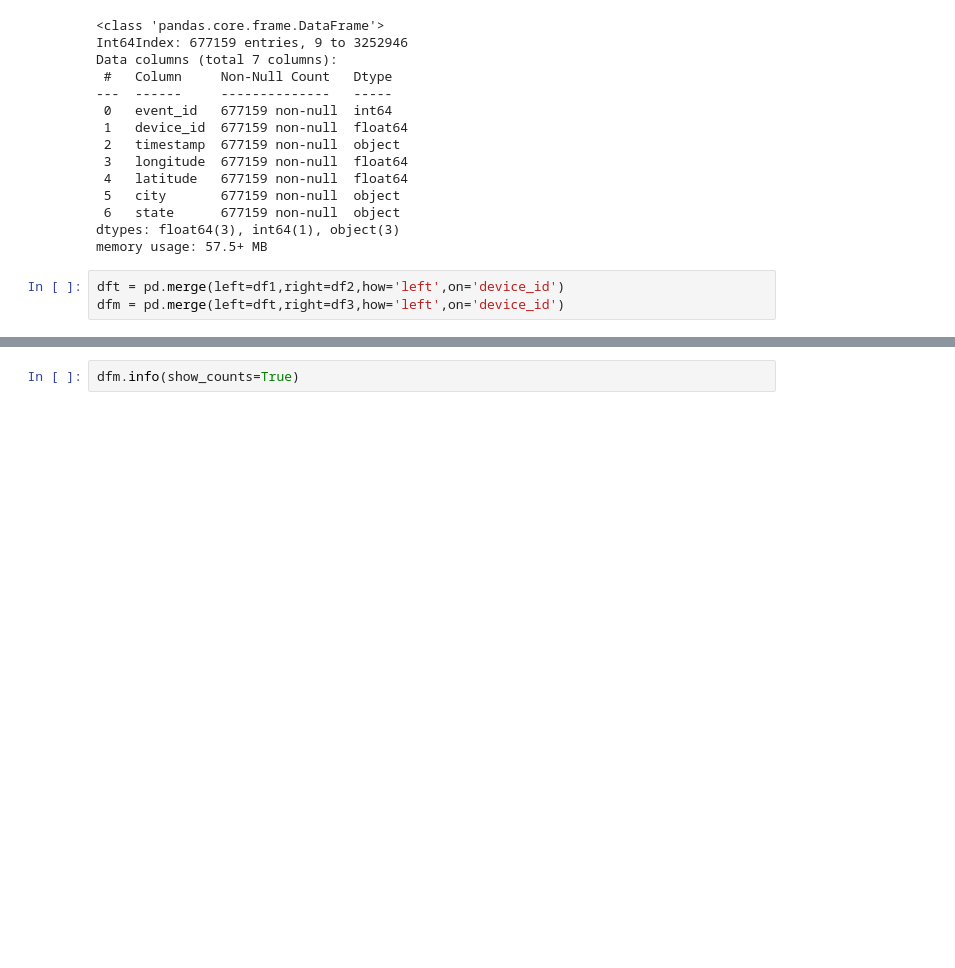
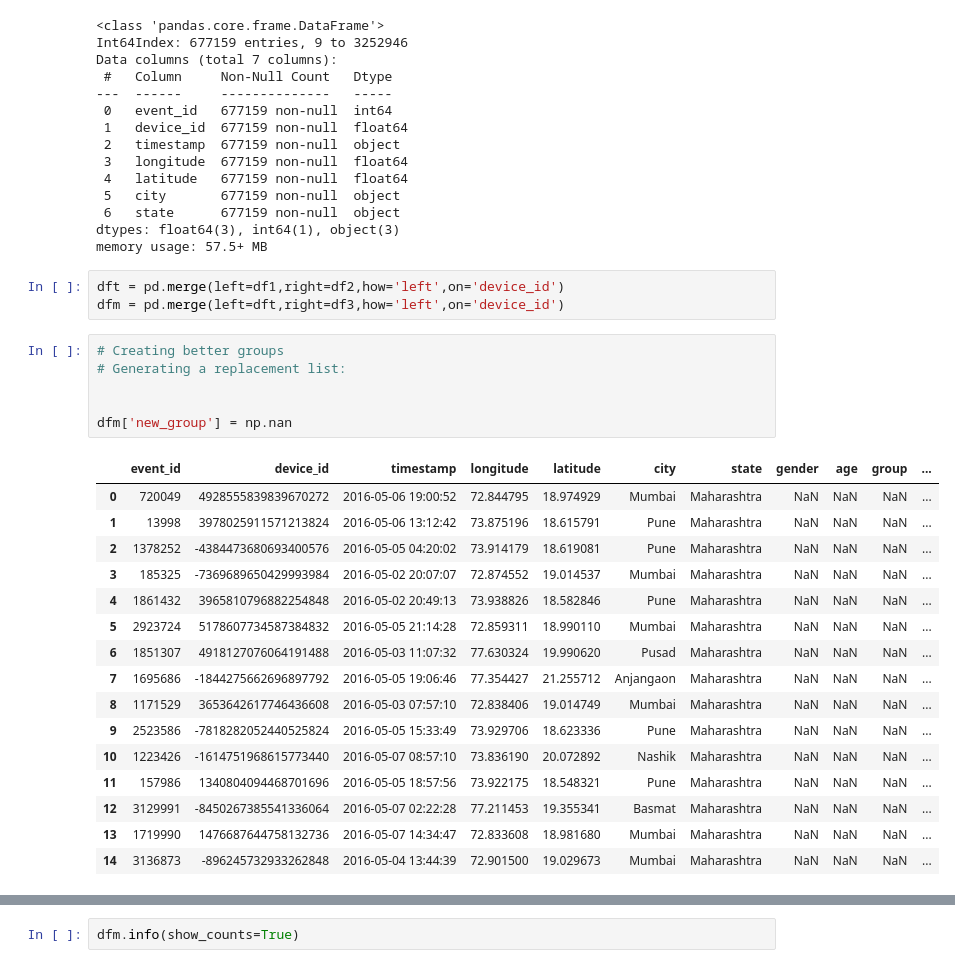
Before and after one commit to Drakus98/Capstone_1, a Jupyter notebook: Capstone_Project.ipynb, the cells around one changed output, grey strips where cells are left out. Cells and saved outputs as stored; diff of their text form; blank space fills up the shorter version.

```diff
--- a/Capstone_Project.ipynb
+++ b/Capstone_Project.ipynb
@@ -297,3 +297,26 @@ memory usage: 57.5+ MB
 # %%
 dft = pd.merge(left=df1,right=df2,how='left',on='device_id')
 dfm = pd.merge(left=dft,right=df3,how='left',on='device_id')
+# %%
+# Creating better groups
+# Generating a replacement list:
+
+
+dfm['new_group'] = np.nan
+# %% [output]
+|  | event_id | device_id | timestamp | longitude | latitude | city | state | gender | age | group | ... |
+| 0 | 720049 | 4928555839839670272 | 2016-05-06 19:00:52 | 72.844795 | 18.974929 | Mumbai | Maharashtra | NaN | NaN | NaN | ... |
+| 1 | 13998 | 3978025911571213824 | 2016-05-06 13:12:42 | 73.875196 | 18.615791 | Pune | Maharashtra | NaN | NaN | NaN | ... |
+| 2 | 1378252 | -4384473680693400576 | 2016-05-05 04:20:02 | 73.914179 | 18.619081 | Pune | Maharashtra | NaN | NaN | NaN | ... |
+| 3 | 185325 | -7369689650429993984 | 2016-05-02 20:07:07 | 72.874552 | 19.014537 | Mumbai | Maharashtra | NaN | NaN | NaN | ... |
+| 4 | 1861432 | 3965810796882254848 | 2016-05-02 20:49:13 | 73.938826 | 18.582846 | Pune | Maharashtra | NaN | NaN | NaN | ... |
+| 5 | 2923724 | 5178607734587384832 | 2016-05-05 21:14:28 | 72.859311 | 18.990110 | Mumbai | Maharashtra | NaN | NaN | NaN | ... |
+| 6 | 1851307 | 4918127076064191488 | 2016-05-03 11:07:32 | 77.630324 | 19.990620 | Pusad | Maharashtra | NaN | NaN | NaN | ... |
+| 7 | 1695686 | -1844275662696897792 | 2016-05-05 19:06:46 | 77.354427 | 21.255712 | Anjangaon | Maharashtra | NaN | NaN | NaN | ... |
+| 8 | 1171529 | 3653642617746436608 | 2016-05-03 07:57:10 | 72.838406 | 19.014749 | Mumbai | Maharashtra | NaN | NaN | NaN | ... |
+| 9 | 2523586 | -7818282052440525824 | 2016-05-05 15:33:49 | 73.929706 | 18.623336 | Pune | Maharashtra | NaN | NaN | NaN | ... |
+| 10 | 1223426 | -1614751968615773440 | 2016-05-07 08:57:10 | 73.836190 | 20.072892 | Nashik | Maharashtra | NaN | NaN | NaN | ... |
+| 11 | 157986 | 1340804094468701696 | 2016-05-05 18:57:56 | 73.922175 | 18.548321 | Pune | Maharashtra | NaN | NaN | NaN | ... |
+| 12 | 3129991 | -8450267385541336064 | 2016-05-07 02:22:28 | 77.211453 | 19.355341 | Basmat | Maharashtra | NaN | NaN | NaN | ... |
+| 13 | 1719990 | 1476687644758132736 | 2016-05-07 14:34:47 | 72.833608 | 18.981680 | Mumbai | Maharashtra | NaN | NaN | NaN | ... |
+| 14 | 3136873 | -896245732933262848 | 2016-05-04 13:44:39 | 72.901500 | 19.029673 | Mumbai | Maharashtra | NaN | NaN | NaN | ... |
```
Also changed, not shown: parts of 6 cells of this notebook, 1 other file.
